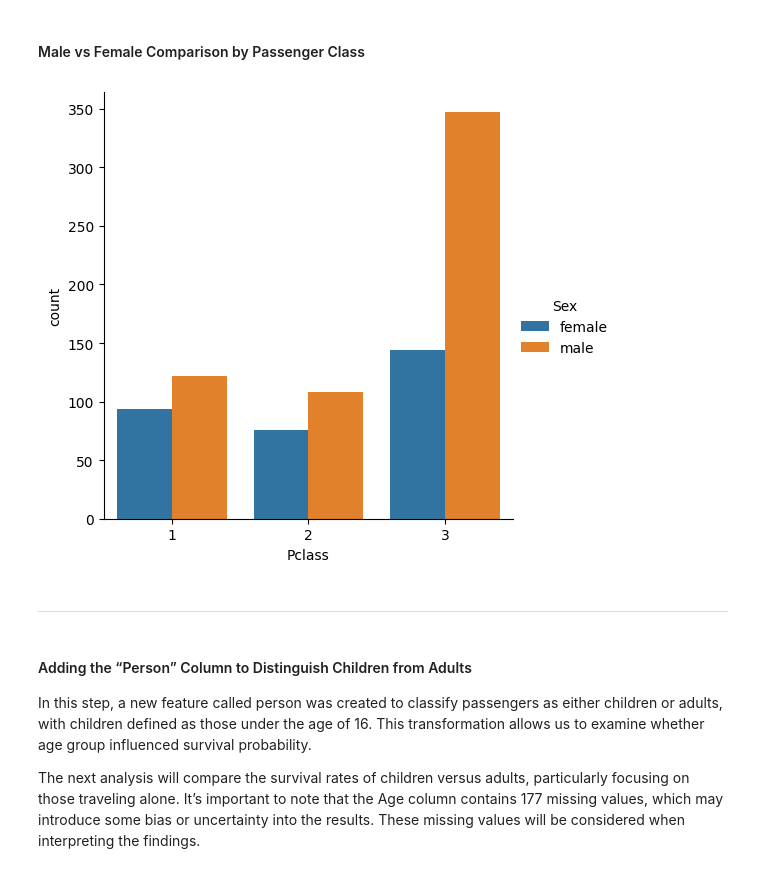
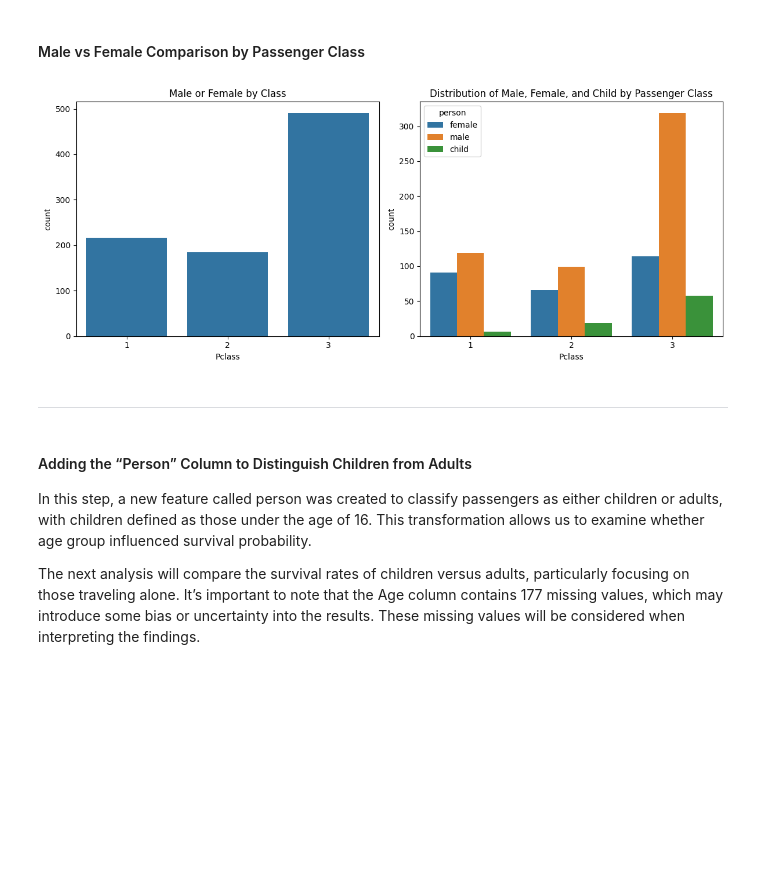
Before and after one commit to gpalomar12/Data-Projects-Portfolio, a Jupyter notebook: Titanic-Data Project.ipynb, the cells around one changed output. Cells and saved outputs as stored; diff of their text form; code cells hidden in the pictures; blank space fills up the shorter version.

```diff
--- a/Titanic-Data Project.ipynb
+++ b/Titanic-Data Project.ipynb
@@ -121,9 +144,22 @@ This distribution highlights potential demographic and social patterns among pas
 # %%
-sns.catplot(x='Pclass', data=titanic_df, hue='Sex', kind='count');
+#sns.catplot(x='Pclass', data=titanic_df, hue='Sex', kind='count');
+#Create figure
+fig, axes = plt.subplots(1, 2, figsize=(12, 5))
+
+# Plot 1
+sns.countplot(x='Pclass', data=titanic_df, ax=axes[0])
+axes[0].set_title('Male or Female by Class')
+
+# Plot 2
+sns.countplot(x='Pclass', hue='person', data=titanic_df, ax=axes[1])
+axes[1].set_title('Distribution of Male, Female, and Child by Passenger Class')
+
+plt.tight_layout()
+plt.show()
 # %% [output]
-[figure, old version]
+[figure, new version]
 # %% [markdown]
----
+***
 # %% [markdown]
 #### Adding the “Person” Column to Distinguish Children from Adults
 
```
Also changed, not shown: parts of 18 cells of this notebook, 7 other files.
